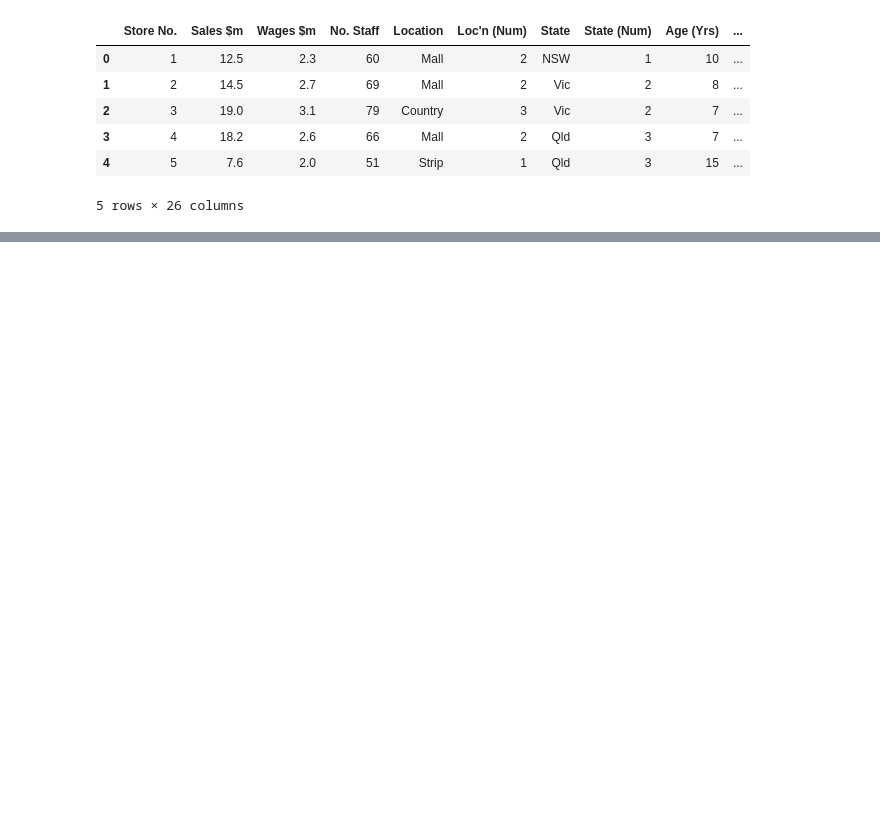
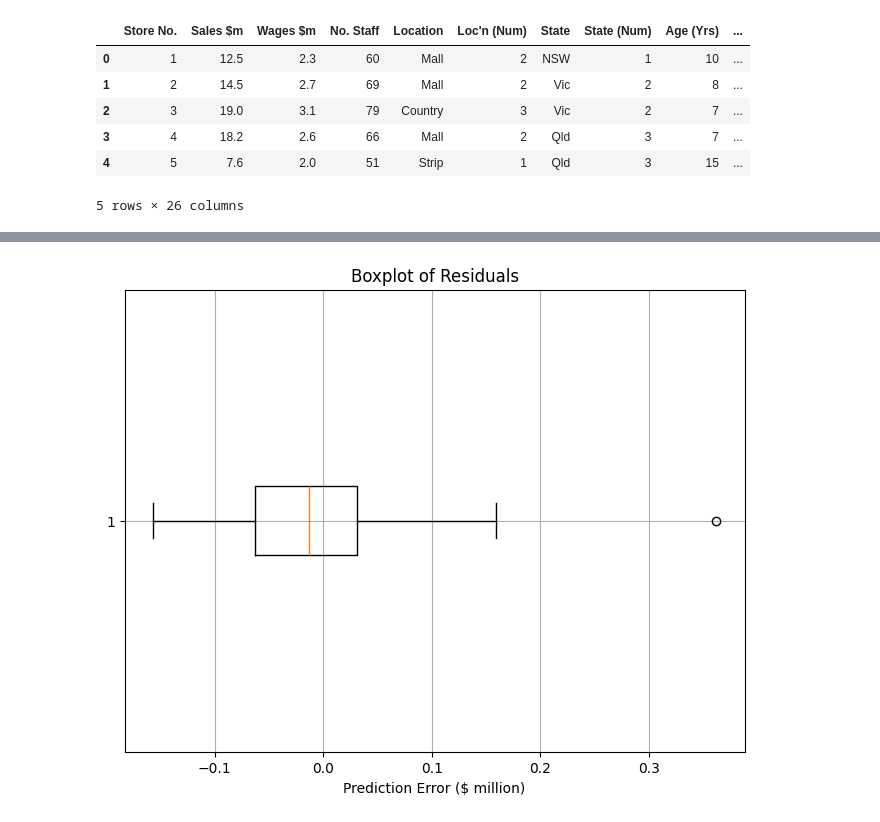
Before and after one commit to Fath100fa/Customer_perform, a Jupyter notebook: Coustmer.ipynb, the cells around one changed output, grey strips where cells are left out. Cells and saved outputs as stored; diff of their text form; code cells hidden in the pictures; blank space fills up the shorter version.

```diff
--- a/Coustmer.ipynb
+++ b/Coustmer.ipynb
@@ -108,0 +155,10 @@ memory usage: 29.4+ KB
+# %%
+# Boxplot: Residuals
+plt.figure(figsize=(8,6))
+plt.boxplot(residuals, vert=False)
+plt.title('Boxplot of Residuals')
+plt.xlabel('Prediction Error ($ million)')
+plt.grid(True)
+plt.show()
+# %% [output]
+[figure, added]
```
Also changed, not shown: parts of 7 cells of this notebook.
